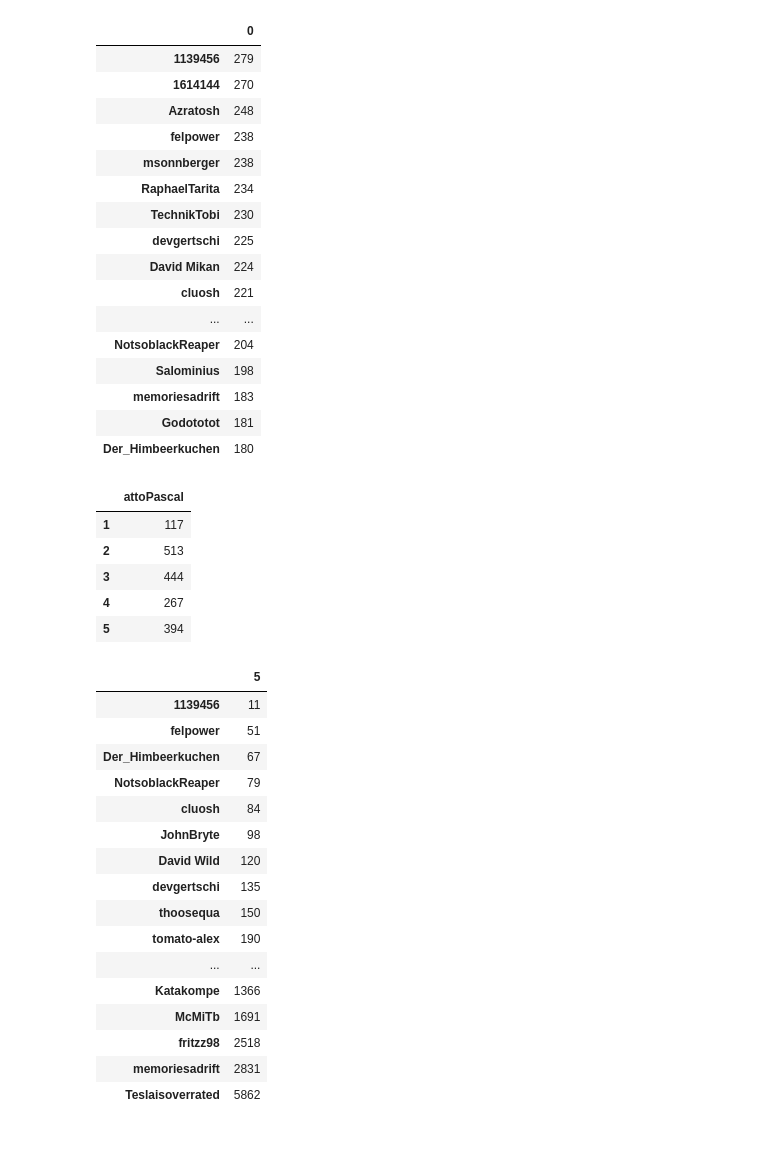
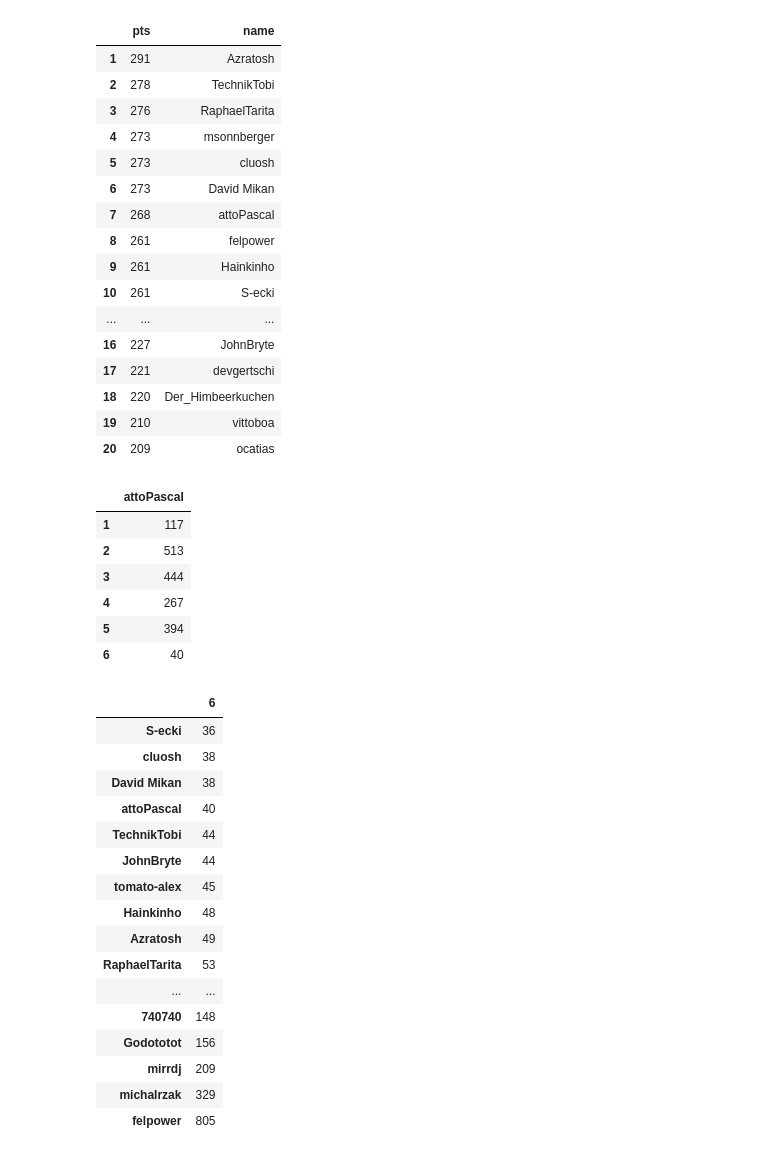
Before and after one commit to attoPascal/advent-of-code, a Jupyter notebook: meta/leaderboard.ipynb, the cells around one changed output. Cells and saved outputs as stored; diff of their text form; code cells hidden in the pictures.

```diff
--- a/meta/leaderboard.ipynb
+++ b/meta/leaderboard.ipynb
@@ -21,7 +21,7 @@ for id, member in response['members'].items():
     name = member['name'] if member['name'] else id
     for day, times in member['completion_day_level'].items():
         if '1' in times and '2' in times:
-            time_diffs[name][int(day)] = int(times['2']['get_star_ts']) - int(times['1']['get_star_ts'])
+            time_diffs[name][int(day)] = times['2']['get_star_ts'] - times['1']['get_star_ts']
 # %%
 df = pd.DataFrame.from_dict(time_diffs, orient='index', dtype='Int64')
 df.sort_index(key=lambda x: x.str.lower(), inplace=True)
@@ -52,31 +51,35 @@ points = pd.Series(0, index=df.index, dtype=int)
 
 for day in range(num_days):
     points_awarded = num_members
-    for name, time in df[day+1].sort_values().iteritems():
+    for name, time in df[day+1].sort_values().items():
         if not pd.isna(time):
             points[name] += points_awarded
             points_awarded -= 1
 # %%
 # part 2 leaderboard
-points.sort_values(ascending=False).head(20).to_frame()
+leaderboard = points.sort_values(ascending=False).to_frame().reset_index()
+leaderboard.index += 1
+leaderboard.columns = ['name', 'pts']
+leaderboard = leaderboard[['pts', 'name']]
+leaderboard.head(20)
 # %% [output]
-|  | 0 |
-| 1139456 | 279 |
-| 1614144 | 270 |
-| Azratosh | 248 |
-| felpower | 238 |
-| msonnberger | 238 |
-| RaphaelTarita | 234 |
-| TechnikTobi | 230 |
-| devgertschi | 225 |
-| David Mikan | 224 |
-| cluosh | 221 |
-| ... | ... |
-| NotsoblackReaper | 204 |
-| Salominius | 198 |
-| memoriesadrift | 183 |
-| Godototot | 181 |
-| Der_Himbeerkuchen | 180 |
+|  | pts | name |
+| 1 | 291 | Azratosh |
+| 2 | 278 | TechnikTobi |
+| 3 | 276 | RaphaelTarita |
+| 4 | 273 | msonnberger |
+| 5 | 273 | cluosh |
+| 6 | 273 | David Mikan |
+| 7 | 268 | attoPascal |
+| 8 | 261 | felpower |
+| 9 | 261 | Hainkinho |
+| 10 | 261 | S-ecki |
+| ... | ... | ... |
+| 16 | 227 | JohnBryte |
+| 17 | 221 | devgertschi |
+| 18 | 220 | Der_Himbeerkuchen |
+| 19 | 210 | vittoboa |
+| 20 | 209 | ocatias |
 # %%
 # seconds for each part 2
 df.loc['attoPascal'].to_frame()
@@ -87,25 +90,26 @@ df.loc['attoPascal'].to_frame()
 | 3 | 444 |
 | 4 | 267 |
 | 5 | 394 |
+| 6 | 40 |
 # %%
 # seconds for latest part 2
 df.iloc[:, -1].dropna().sort_values().to_frame()
 # %% [output]
-|  | 5 |
-| 1139456 | 11 |
-| felpower | 51 |
-| Der_Himbeerkuchen | 67 |
-| NotsoblackReaper | 79 |
-| cluosh | 84 |
-| JohnBryte | 98 |
-| David Wild | 120 |
-| devgertschi | 135 |
-| thoosequa | 150 |
-| tomato-alex | 190 |
+|  | 6 |
+| S-ecki | 36 |
+| cluosh | 38 |
+| David Mikan | 38 |
+| attoPascal | 40 |
+| TechnikTobi | 44 |
+| JohnBryte | 44 |
+| tomato-alex | 45 |
+| Hainkinho | 48 |
+| Azratosh | 49 |
+| RaphaelTarita | 53 |
 | ... | ... |
-| Katakompe | 1366 |
-| McMiTb | 1691 |
-| fritzz98 | 2518 |
-| memoriesadrift | 2831 |
-| Teslaisoverrated | 5862 |
+| 740740 | 148 |
+| Godototot | 156 |
+| mirrdj | 209 |
+| michalrzak | 329 |
+| felpower | 805 |
 # %%
```
Also changed, not shown: parts of 3 cells of this notebook, 1 other file.
